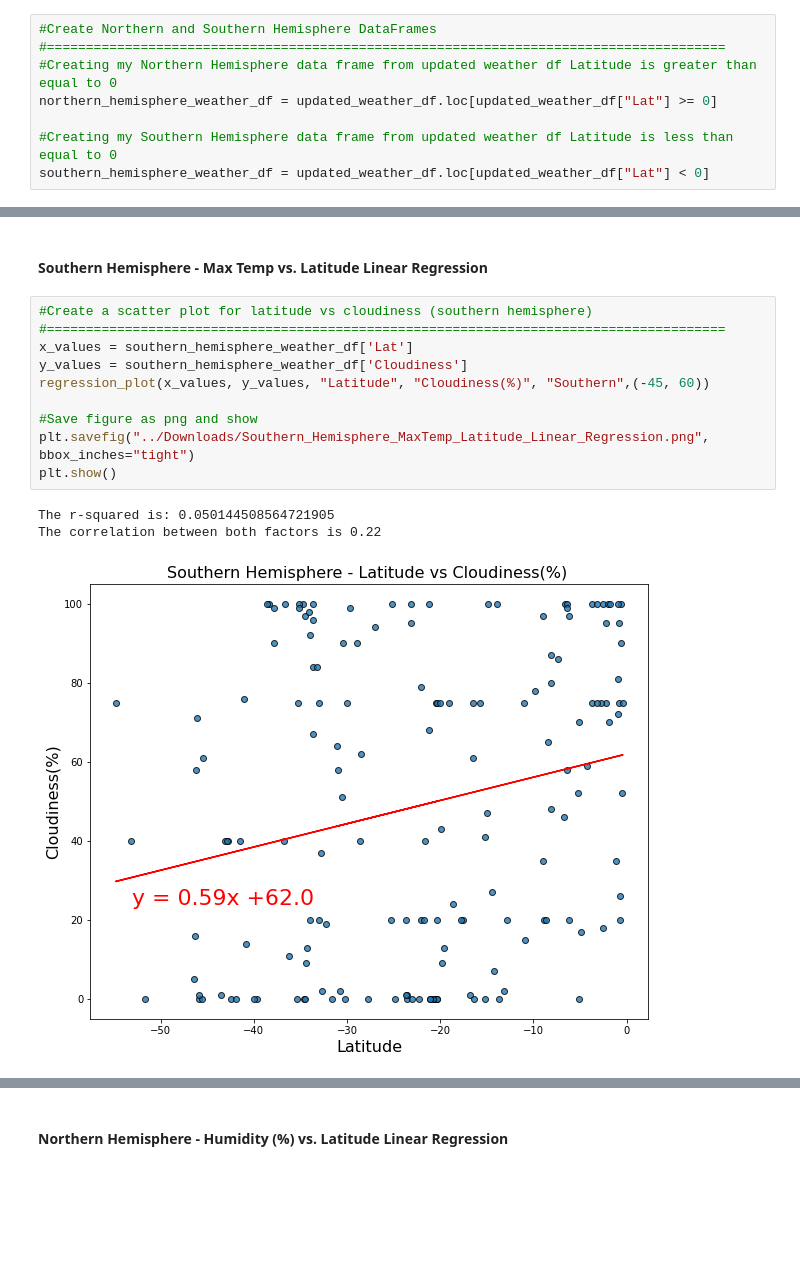
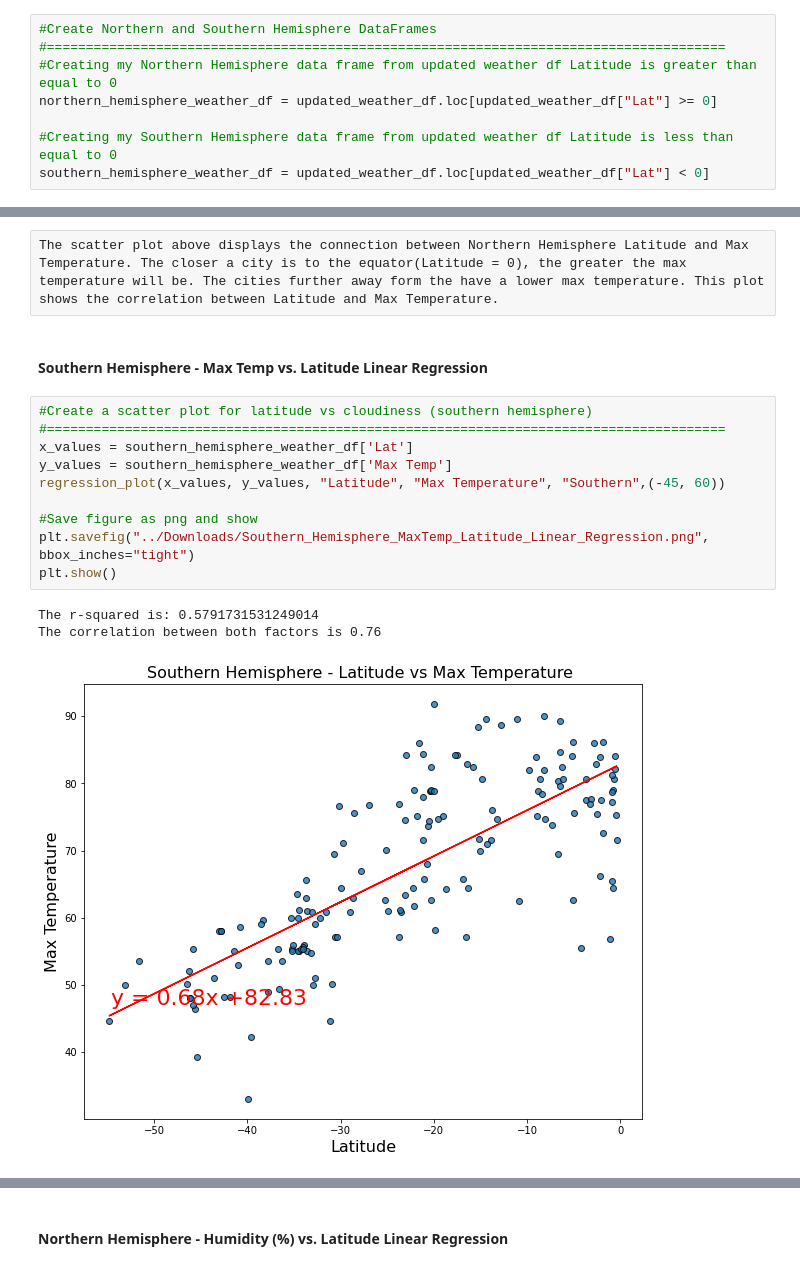
Before and after one commit to deepzissou/Python_API_Challenge, a Jupyter notebook: WeatherPyTest/WeatherPyTest-checkpoint.ipynb, the cells around one changed output, grey strips where cells are left out. Drawn from its saved outputs; the diff is of its cells as text; blank space fills up the shorter version.

Commit message:
Final WeatherPyTest with analysis

```diff
--- a/WeatherPyTest/WeatherPyTest-checkpoint.ipynb
+++ b/WeatherPyTest/WeatherPyTest-checkpoint.ipynb
@@ -359,16 +373,18 @@ The correlation between both factors is -0.82
+# %% [raw]
+The scatter plot above displays the connection between Northern Hemisphere Latitude and Max Temperature. The closer a city is to the equator(Latitude = 0), the greater the max temperature will be. The cities further away form the have a lower max temperature. This plot shows the correlation between Latitude and Max Temperature.
 # %% [markdown]
 ####  Southern Hemisphere - Max Temp vs. Latitude Linear Regression
 # %%
 #Create a scatter plot for latitude vs cloudiness (southern hemisphere)
 #=======================================================================================
 x_values = southern_hemisphere_weather_df['Lat']
-y_values = southern_hemisphere_weather_df['Cloudiness']
-regression_plot(x_values, y_values, "Latitude", "Cloudiness(%)", "Southern",(-45, 60))
+y_values = southern_hemisphere_weather_df['Max Temp']
+regression_plot(x_values, y_values, "Latitude", "Max Temperature", "Southern",(-45, 60))
 
 #Save figure as png and show
 plt.savefig("../Downloads/Southern_Hemisphere_MaxTemp_Latitude_Linear_Regression.png", bbox_inches="tight")
 plt.show()
 # %% [output]
-The r-squared is: 0.050144508564721905
-The correlation between both factors is 0.22
+The r-squared is: 0.5791731531249014
+The correlation between both factors is 0.76
-[figure, old version]
+[figure, new version]
```
Also changed, not shown: parts of 13 cells of this notebook, 3 other files.
